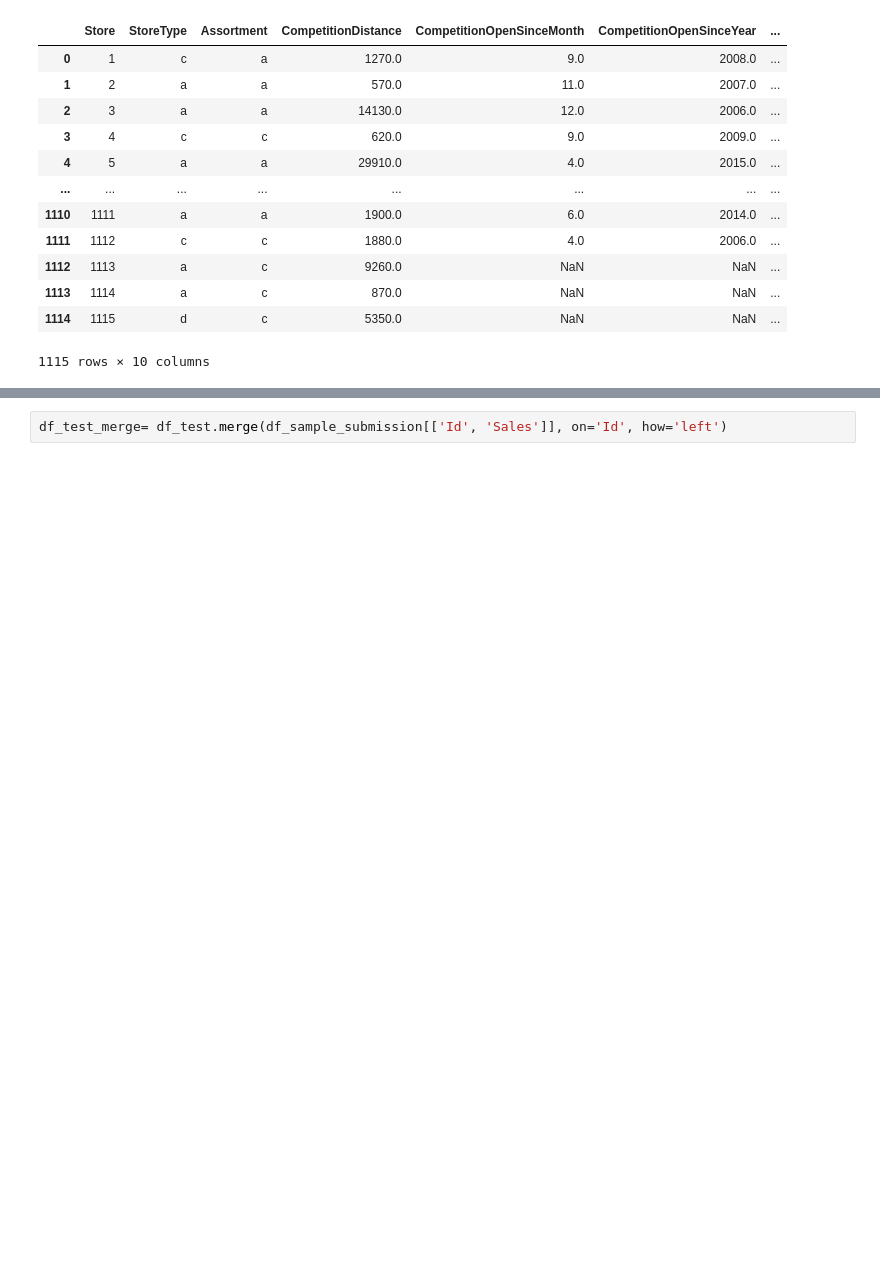
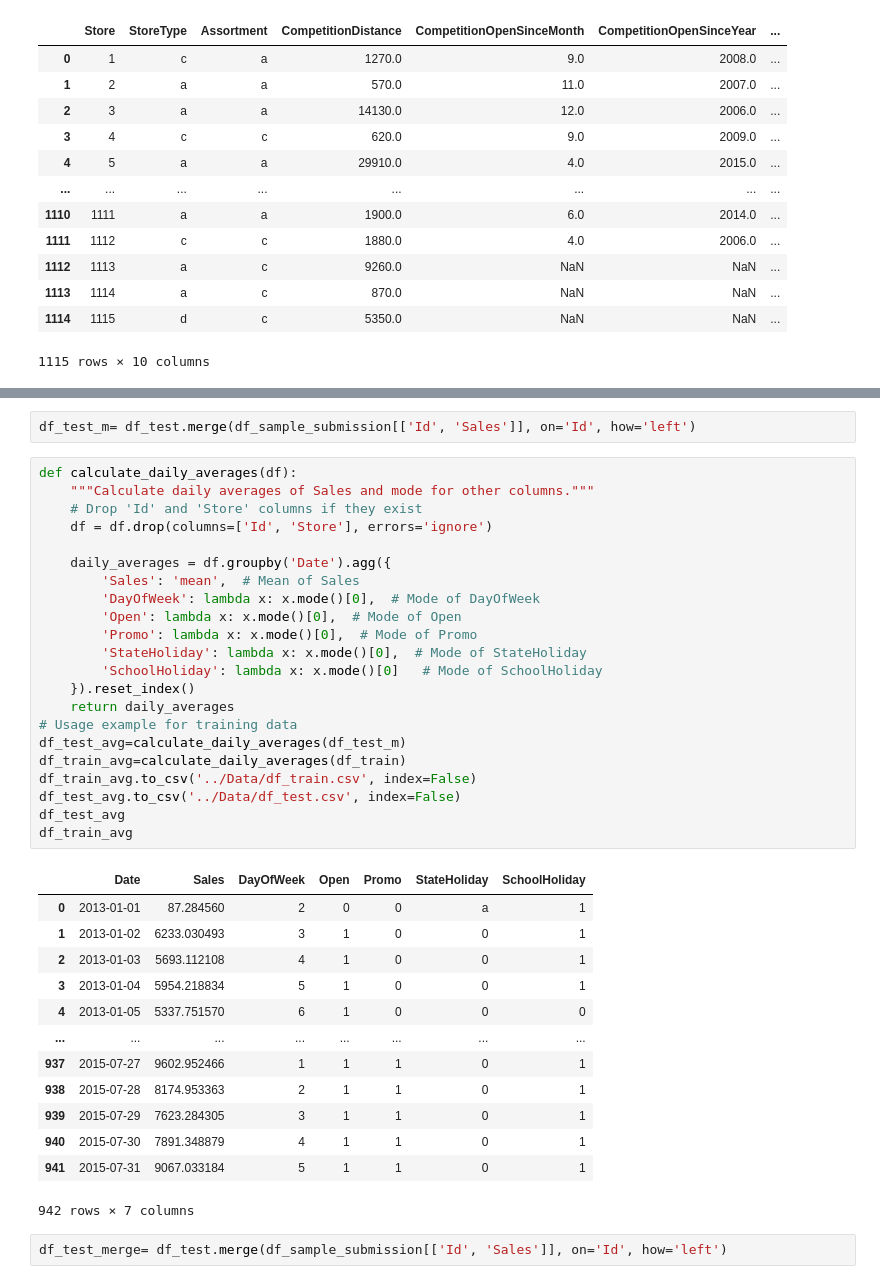
Before and after one commit to hydropython/Rossmann-Pharmaceuticals-Sales-forcast, a Jupyter notebook: nootbooks/EDA_Analysis.ipynb, the cells around one changed output, grey strips where cells are left out. Saved outputs shown, nothing was run; the diff lists cells and outputs as text; blank space fills up the shorter version.

```diff
--- a/nootbooks/EDA_Analysis.ipynb
+++ b/nootbooks/EDA_Analysis.ipynb
@@ -70,4 +70,42 @@ df_sample_submission
 41088 rows × 2 columns
+# %%
+df_test_m= df_test.merge(df_sample_submission[['Id', 'Sales']], on='Id', how='left')
+# %%
+def calculate_daily_averages(df):
+    """Calculate daily averages of Sales and mode for other columns."""
+    # Drop 'Id' and 'Store' columns if they exist
+    df = df.drop(columns=['Id', 'Store'], errors='ignore')
+
+    daily_averages = df.groupby('Date').agg({
+        'Sales': 'mean',  # Mean of Sales
+        'DayOfWeek': lambda x: x.mode()[0],  # Mode of DayOfWeek
+        'Open': lambda x: x.mode()[0],  # Mode of Open
+        'Promo': lambda x: x.mode()[0],  # Mode of Promo
+        'StateHoliday': lambda x: x.mode()[0],  # Mode of StateHoliday
+        'SchoolHoliday': lambda x: x.mode()[0]   # Mode of SchoolHoliday
+    }).reset_index()
+    return daily_averages
+# Usage example for training data
+df_test_avg=calculate_daily_averages(df_test_m)
+df_train_avg=calculate_daily_averages(df_train)
+df_train_avg.to_csv('../Data/df_train.csv', index=False)
+df_test_avg.to_csv('../Data/df_test.csv', index=False)
+df_test_avg
+df_train_avg
+# %% [output]
+|  | Date | Sales | DayOfWeek | Open | Promo | StateHoliday | SchoolHoliday |
+| 0 | 2013-01-01 | 87.284560 | 2 | 0 | 0 | a | 1 |
+| 1 | 2013-01-02 | 6233.030493 | 3 | 1 | 0 | 0 | 1 |
+| 2 | 2013-01-03 | 5693.112108 | 4 | 1 | 0 | 0 | 1 |
+| 3 | 2013-01-04 | 5954.218834 | 5 | 1 | 0 | 0 | 1 |
+| 4 | 2013-01-05 | 5337.751570 | 6 | 1 | 0 | 0 | 0 |
+| ... | ... | ... | ... | ... | ... | ... | ... |
+| 937 | 2015-07-27 | 9602.952466 | 1 | 1 | 1 | 0 | 1 |
+| 938 | 2015-07-28 | 8174.953363 | 2 | 1 | 1 | 0 | 1 |
+| 939 | 2015-07-29 | 7623.284305 | 3 | 1 | 1 | 0 | 1 |
+| 940 | 2015-07-30 | 7891.348879 | 4 | 1 | 1 | 0 | 1 |
+| 941 | 2015-07-31 | 9067.033184 | 5 | 1 | 1 | 0 | 1 |
+942 rows × 7 columns
 # %%
 df_test_merge= df_test.merge(df_sample_submission[['Id', 'Sales']], on='Id', how='left')
 # %% [markdown]
```
Also changed, not shown: parts of 1 cell of this notebook, 5 other files.
